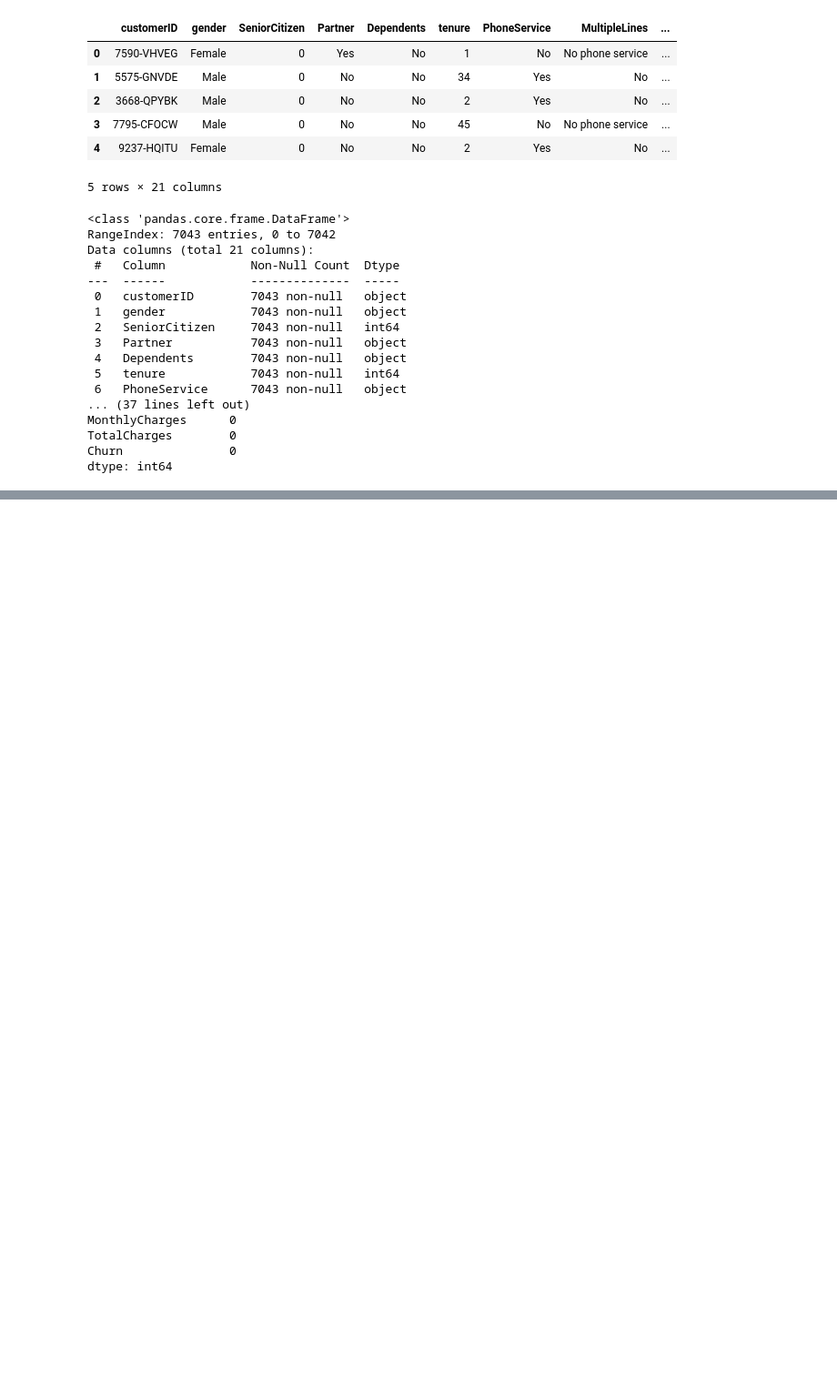
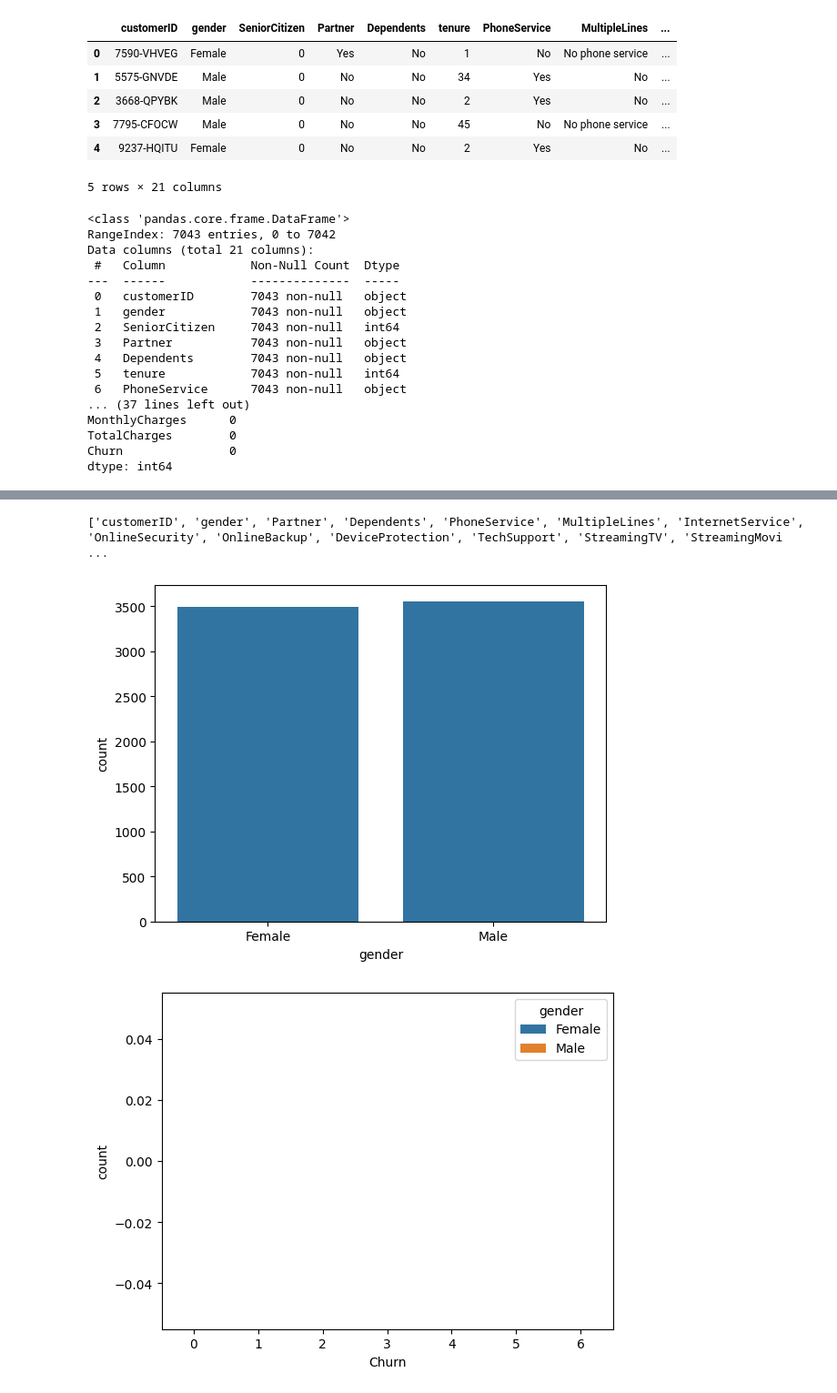
Before and after one commit to touhid71/customer_churn_prediction, a Jupyter notebook: notebooks/01_data_exploration.ipynb, the cells around one changed output, grey strips where cells are left out. Shown at 91% size. Saved outputs shown, nothing was run; the diff lists cells and outputs as text; code cells hidden in the pictures; blank space fills up the shorter version.

```diff
--- a/notebooks/01_data_exploration.ipynb
+++ b/notebooks/01_data_exploration.ipynb
@@ -112,0 +141,17 @@ dtype: int64
+# %%
+import pandas as pd
+import matplotlib.pyplot as plt
+import seaborn as sns
+
+# Load dataset (if not loaded)
+df = pd.read_csv('../data/customer-churn.csv')  # path adjust করা লাগতে পারে
+
+# Convert 'Date' column to datetime
+df['Date'] = pd.to_datetime(df['Date'])
+
+# Aggregate monthly sales
+monthly_sales = df.groupby(df['Date'].dt.to_period('M'))['Sales'].sum()
+monthly_sales.plot(kind='line', figsize=(12,6), title='Monthly Sales Trend')
+plt.xlabel('Month')
+plt.ylabel('Sales')
+plt.show()
@@ -112,0 +169,6 @@ dtype: int64
+# %%
+# Convert TotalCharges to numeric
+df['TotalCharges'] = pd.to_numeric(df['TotalCharges'], errors='coerce')
+
+# Missing values fill করা
+df['TotalCharges'].fillna(df['TotalCharges'].median(), inplace=True)
@@ -112,0 +222,23 @@ dtype: int64
+# %%
+# Churn কে 1 এবং 0 এ convert করা
+df['Churn'] = df['Churn'].map({'Yes': 1, 'No': 0})
+# %%
+# categorical columns identify করা
+categorical_cols = df.select_dtypes(include=['object']).columns.tolist()
+print(categorical_cols)
+# %% [output]
+['customerID', 'gender', 'Partner', 'Dependents', 'PhoneService', 'MultipleLines', 'InternetService', 'OnlineSecurity', 'OnlineBackup', 'DeviceProtection', 'TechSupport', 'StreamingTV', 'StreamingMovi ...
+# %%
+import seaborn as sns
+import matplotlib.pyplot as plt
+
+# উদাহরণ: Gender distribution
+sns.countplot(x='gender', data=df)
+plt.show()
+
+# Churn vs Gender
+sns.countplot(x='Churn', hue='gender', data=df)
+plt.show()
+# %% [output]
+[figure, added]
+[figure, added]
```
Also changed, not shown: parts of 9 cells of this notebook.
